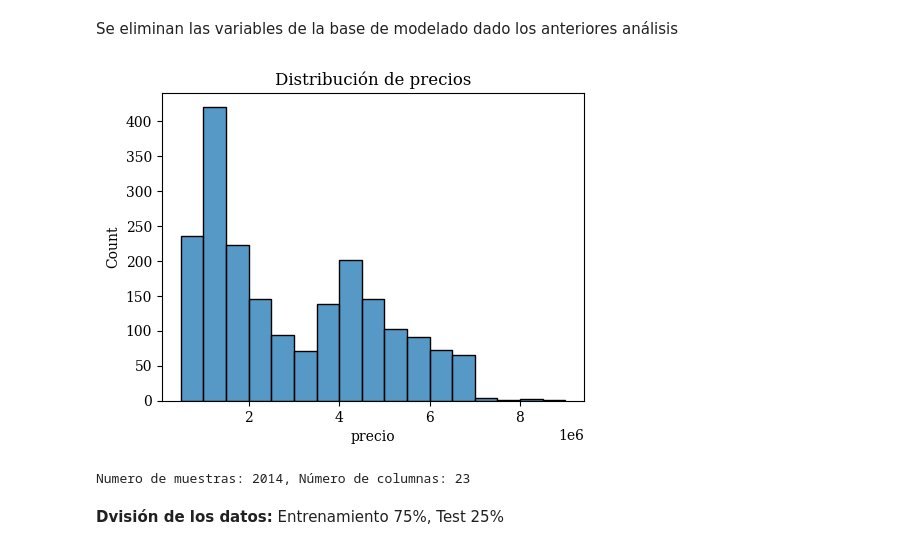
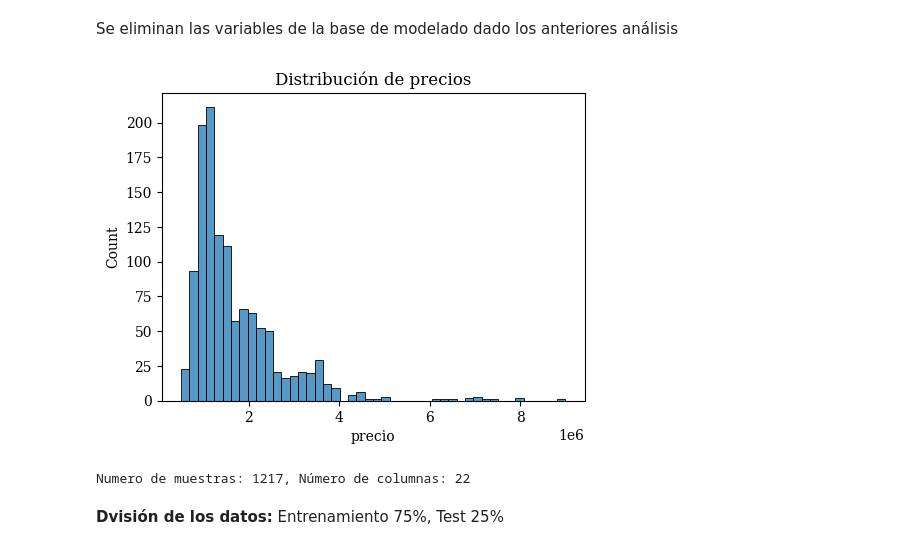
Before and after one commit to wacGitHub07/udea-monografia, a Jupyter notebook: 2_Model/2_Modelo/iteraciones/iteracion_7_final/interacion_7_modelo.ipynb, the cells around one changed output. Saved outputs shown, nothing was run; the diff lists cells and outputs as text; code cells hidden in the pictures.

Commit message:
main: Modificación modelos cluster

```diff
--- a/2_Model/2_Modelo/iteraciones/iteracion_7_final/interacion_7_modelo.ipynb
+++ b/2_Model/2_Modelo/iteraciones/iteracion_7_final/interacion_7_modelo.ipynb
@@ -185,23 +185,23 @@ Se ejecuta un proceso de entrenamiento incluyendo el método de validación cruz
 # %% [markdown]
 Se eliminan las variables de la base de modelado dado los anteriores análisis
 # %%
-X_cluster_0 = X_est[X_est['cluster'].isin([0])]
-X_cluster_1 = X_est[X_est['cluster'].isin([1])]
-X_cluster_1 = X_cluster_1[(X_cluster_1['precio'] >= 3800000) & (X_cluster_1['precio'] <= 6900000) ]
-X_cluster_2 = X_est[X_est['cluster'].isin([2])]
-X_cluster_2 = X_cluster_2[(X_cluster_2['precio'] >= 2000000) & (X_cluster_2['precio'] <= 6900000)]
-X_concat = pd.concat([X_cluster_0, X_cluster_1, X_cluster_2])
+X_cluster_0 = X_est[X_est['cluster'] == 0]
+# X_cluster_1 = X_est[X_est['cluster'].isin([1])]
+# X_cluster_1 = X_cluster_1[(X_cluster_1['precio'] >= 3800000) & (X_cluster_1['precio'] <= 6900000) ]
+# X_cluster_2 = X_est[X_est['cluster'].isin([2])]
+# X_cluster_2 = X_cluster_2[(X_cluster_2['precio'] >= 2000000) & (X_cluster_2['precio'] <= 6900000)]
+# X_concat = pd.concat([X_cluster_0, X_cluster_1, X_cluster_2])
 # %%
-graficar_distribucion_histograma( X_concat, 'precio', 'Distribución de precios')
+graficar_distribucion_histograma( X_cluster_0, 'precio', 'Distribución de precios')
 # %% [output]
-[figure, old version]
+[figure, new version]
 # %%
-x_model = X_concat.drop(columns = columns_disc_corr)
-x_model = x_model.drop(columns='precio')
-y_model = X_concat['precio']
+x_model = X_cluster_0.drop(columns = columns_disc_corr)
+x_model = x_model.drop(columns= ['precio', 'cluster'])
+y_model = X_cluster_0['precio']
 imprimir_dimensiones(x_model)
 # %% [output]
-Numero de muestras: 2014, Número de columnas: 23
+Numero de muestras: 1217, Número de columnas: 22
 # %% [markdown]
 **Dvisión de los datos:** Entrenamiento 75%, Test 25%
 # %%
```
Also changed, not shown: parts of 7 cells of this notebook, 15 other files.
